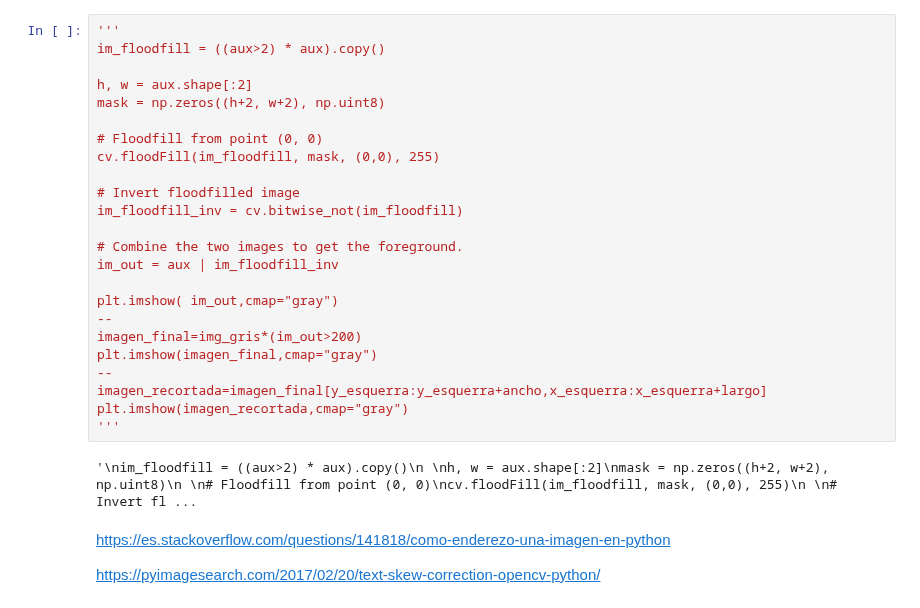
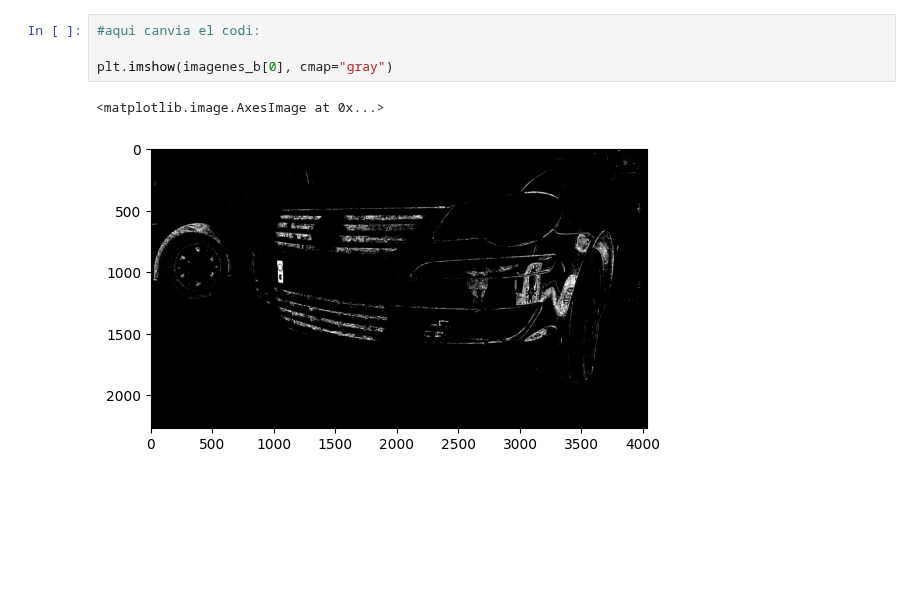
Before and after one commit to danielpaulisch/psiv2_matricules, a Jupyter notebook: dilate_contorns_blau.ipynb, the cells around one changed output. Cells and saved outputs as stored; diff of their text form; blank space fills up the shorter version.

```diff
--- a/dilate_contorns_blau.ipynb
+++ b/dilate_contorns_blau.ipynb
@@ -359,30 +118,7 @@ print(ll_errores)
-# %%
-'''
-im_floodfill = ((aux>2) * aux).copy()
-
-h, w = aux.shape[:2]
-mask = np.zeros((h+2, w+2), np.uint8)
-
-# Floodfill from point (0, 0)
-cv.floodFill(im_floodfill, mask, (0,0), 255)
-
-# Invert floodfilled image
-im_floodfill_inv = cv.bitwise_not(im_floodfill)
-
-# Combine the two images to get the foreground.
-im_out = aux | im_floodfill_inv
-
-plt.imshow( im_out,cmap="gray")
---
-imagen_final=img_gris*(im_out>200)
-plt.imshow(imagen_final,cmap="gray")
---
-imagen_recortada=imagen_final[y_esquerra:y_esquerra+ancho,x_esquerra:x_esquerra+largo]
-plt.imshow(imagen_recortada,cmap="gray")
-'''
-# %% [output]
-'\nim_floodfill = ((aux>2) * aux).copy()\n \nh, w = aux.shape[:2]\nmask = np.zeros((h+2, w+2), np.uint8)\n \n# Floodfill from point (0, 0)\ncv.floodFill(im_floodfill, mask, (0,0), 255)\n \n# Invert fl ...
-# %% [markdown]
-https://es.stackoverflow.com/questions/141818/como-enderezo-una-imagen-en-python
-
-https://pyimagesearch.com/2017/02/20/text-skew-correction-opencv-python/
+# %%
+#aqui canvia el codi:
+
+plt.imshow(imagenes_b[0], cmap="gray")
+# %% [output]
+<matplotlib.image.AxesImage at 0x...>
+[figure, added]
```
Also changed, not shown: parts of 25 cells of this notebook.
